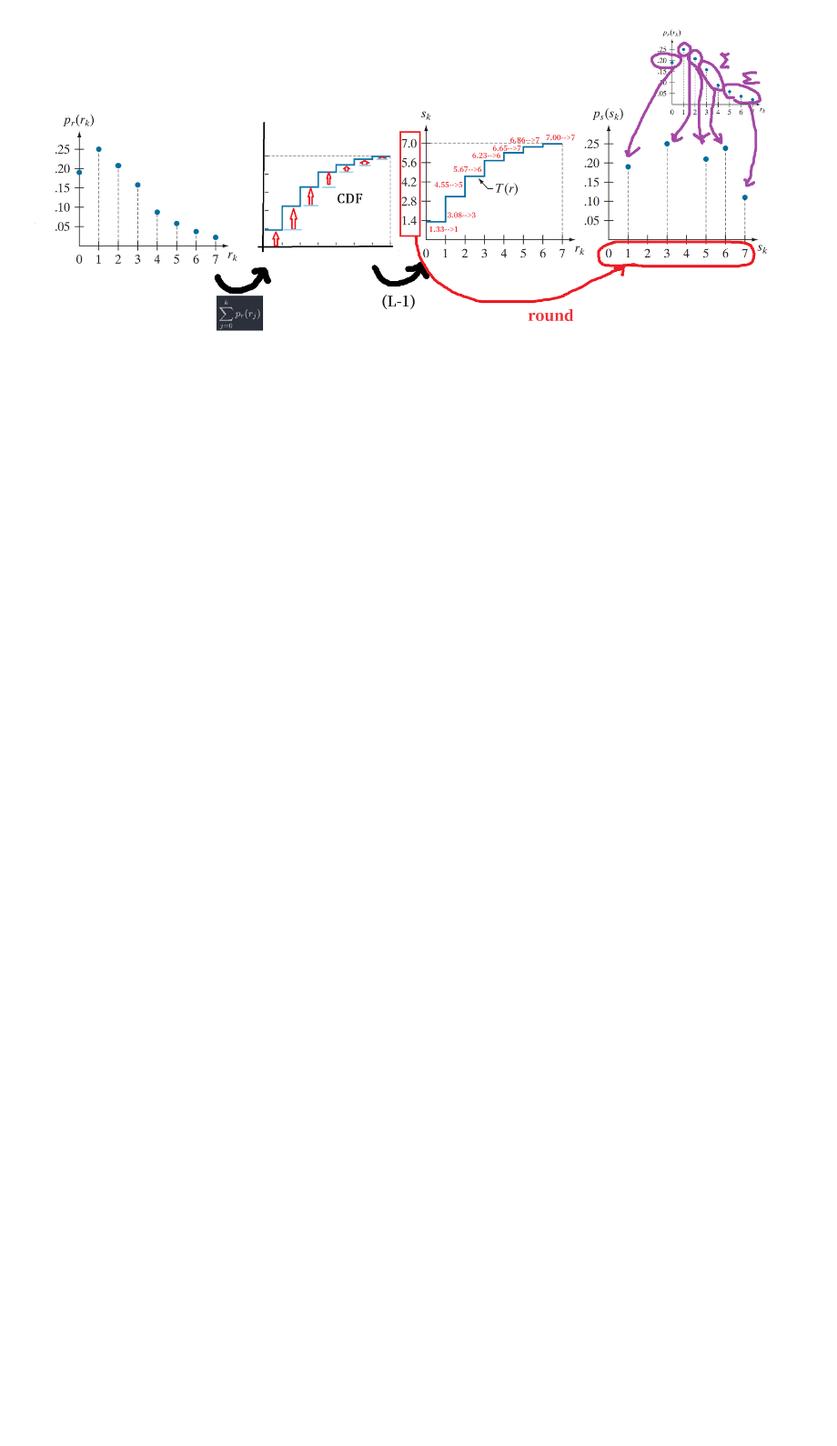
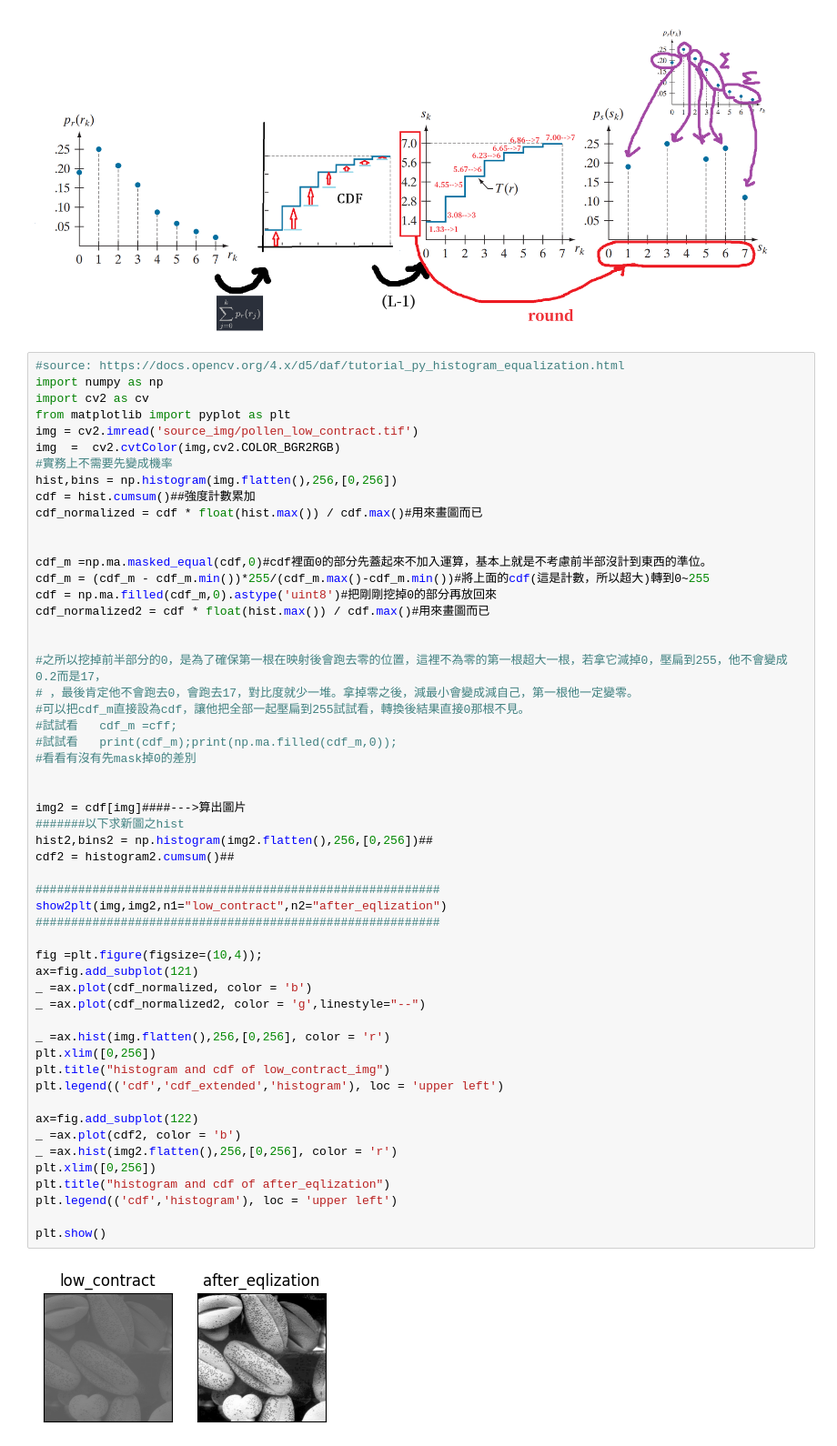
Before and after one commit to HelpHelpHelp-Charlie/DIP_learning, a Jupyter notebook: CH3.ipynb, the cells around one changed output. Shown at 91% size. Drawn from its saved outputs; the diff is of its cells as text; blank space fills up the shorter version.

Commit message:
histogram_discrete_code

```diff
--- a/CH3.ipynb
+++ b/CH3.ipynb
@@ -182,3 +182,59 @@ $$p_r(r_k)=\frac{n_k}{MN} k=0,1,2,...,L-1$$
 $$s_k=T(r_k)=(L-1)\sum_{j=0}^{k}{p_r(r_j)}=\frac{L-1}{MN}\sum_{j=0}^{k}{n_j}$$
 其中可以發現$\frac{L-1}{MN}$為定值，需要特別操作的為$\sum_{j=0}^{k}{n_j}$，這其實是機率到這一項之累計，也就是說若想要計算第10個強度準位之映射過去的機率，需要使用前十項累加之機率來計算，為了方便計算，我們會可以定義一個累積分布函數(cumulative distribution function，CDF)。這個是PDF一路累積的結果。乘以$(L-1)$便可得到$T(r)$，利用T(r)，我們可以找到輸入對應的輸出，將每個準位的輸出值四捨五入後可以知道員輸入函數的某一準位會整根搬去哪裡(輸入輸出之直方圖是整根變化的，同一強度準位會一起搬家到別的強度準位，不會只搬一半)。輸出之直方圖高度就看輸入直方圖每根搬去哪裡，然後將搬去相同地方的加一家變成新的機率分布。下圖為說明。<br />
 ![ddddd.png](attachment:ddddd.png)
+# %%
+#source: https://docs.opencv.org/4.x/d5/daf/tutorial_py_histogram_equalization.html
+import numpy as np
+import cv2 as cv
+from matplotlib import pyplot as plt
+img = cv2.imread('source_img/pollen_low_contract.tif')
+img  =  cv2.cvtColor(img,cv2.COLOR_BGR2RGB)
+#實務上不需要先變成機率
+hist,bins = np.histogram(img.flatten(),256,[0,256])
+cdf = hist.cumsum()##強度計數累加
+cdf_normalized = cdf * float(hist.max()) / cdf.max()#用來畫圖而已
+
+
+cdf_m =np.ma.masked_equal(cdf,0)#cdf裡面0的部分先蓋起來不加入運算，基本上就是不考慮前半部沒計到東西的準位。
+cdf_m = (cdf_m - cdf_m.min())*255/(cdf_m.max()-cdf_m.min())#將上面的cdf(這是計數，所以超大)轉到0~255
+cdf = np.ma.filled(cdf_m,0).astype('uint8')#把剛剛挖掉0的部分再放回來
+cdf_normalized2 = cdf * float(hist.max()) / cdf.max()#用來畫圖而已
+
+
+#之所以挖掉前半部分的0，是為了確保第一根在映射後會跑去零的位置，這裡不為零的第一根超大一根，若拿它減掉0，壓扁到255，他不會變成0.2而是17，
+# ，最後肯定他不會跑去0，會跑去17，對比度就少一堆。拿掉零之後，減最小會變成減自己，第一根他一定變零。
+#可以把cdf_m直接設為cdf，讓他把全部一起壓扁到255試試看，轉換後結果直接0那根不見。
+#試試看   cdf_m =cff;
+#試試看   print(cdf_m);print(np.ma.filled(cdf_m,0));
+#看看有沒有先mask掉0的差別
+
+
+img2 = cdf[img]####--->算出圖片
+#######以下求新圖之hist
+hist2,bins2 = np.histogram(img2.flatten(),256,[0,256])##
+cdf2 = histogram2.cumsum()##
+
+#########################################################
+show2plt(img,img2,n1="low_contract",n2="after_eqlization")
+#########################################################
+
+fig =plt.figure(figsize=(10,4));
+ax=fig.add_subplot(121)
+_ =ax.plot(cdf_normalized, color = 'b')
+_ =ax.plot(cdf_normalized2, color = 'g',linestyle="--")
+
+_ =ax.hist(img.flatten(),256,[0,256], color = 'r')
+plt.xlim([0,256])
+plt.title("histogram and cdf of low_contract_img")
+plt.legend(('cdf','cdf_extended','histogram'), loc = 'upper left')
+
+ax=fig.add_subplot(122)
+_ =ax.plot(cdf2, color = 'b')
+_ =ax.hist(img2.flatten(),256,[0,256], color = 'r')
+plt.xlim([0,256])
+plt.title("histogram and cdf of after_eqlization")
+plt.legend(('cdf','histogram'), loc = 'upper left')
+
+plt.show()
+# %% [output]
+[figure, added]
```
Also changed, not shown: parts of 1 cell of this notebook, 1 other file.
